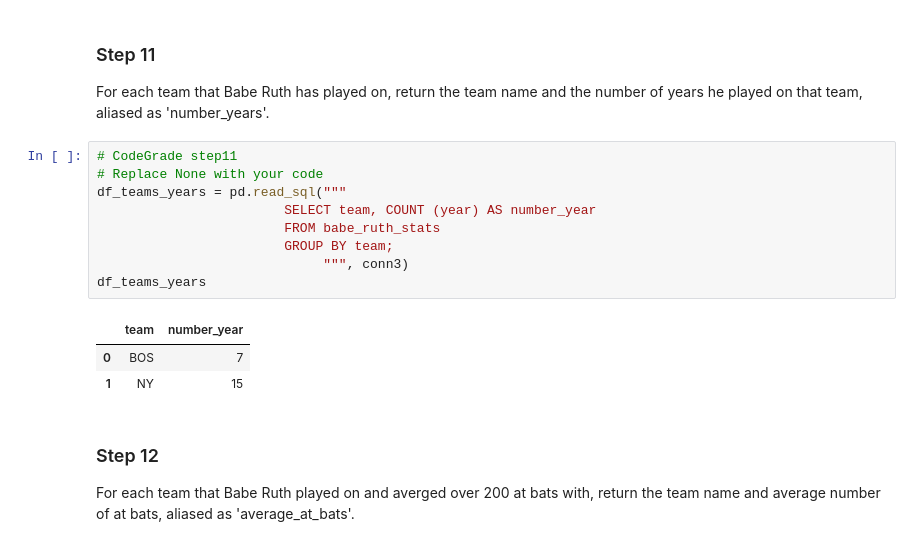
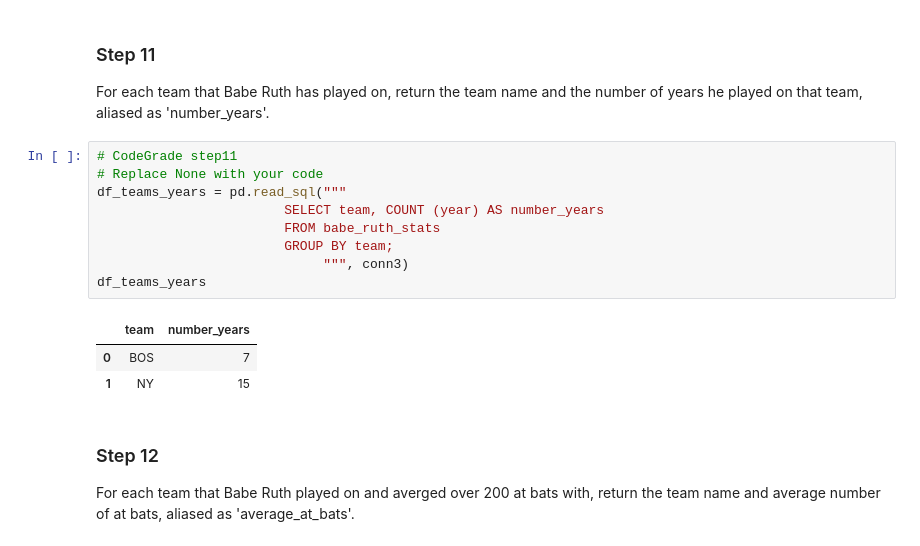
Before and after one commit to sophyoseko/DS_Course1_Week1_Module2_SQLQueries, a Jupyter notebook: SQLFilterOrderGroupLab.ipynb, the cells around one changed output. Drawn from its saved outputs; the diff is of its cells as text.

```diff
--- a/SQLFilterOrderGroupLab.ipynb
+++ b/SQLFilterOrderGroupLab.ipynb
@@ -302,14 +295,14 @@ For each team that Babe Ruth has played on, return the team name and the number
 # %%
 # CodeGrade step11
 # Replace None with your code
 df_teams_years = pd.read_sql("""
-                        SELECT team, COUNT (year) AS number_year
+                        SELECT team, COUNT (year) AS number_years
                         FROM babe_ruth_stats
                         GROUP BY team;
                              """, conn3)
 df_teams_years
 # %% [output]
-|  | team | number_year |
+|  | team | number_years |
 | 0 | BOS | 7 |
 | 1 | NY | 15 |
 # %% [markdown]
```
Also changed, not shown: parts of 10 cells of this notebook, 1 other file.
